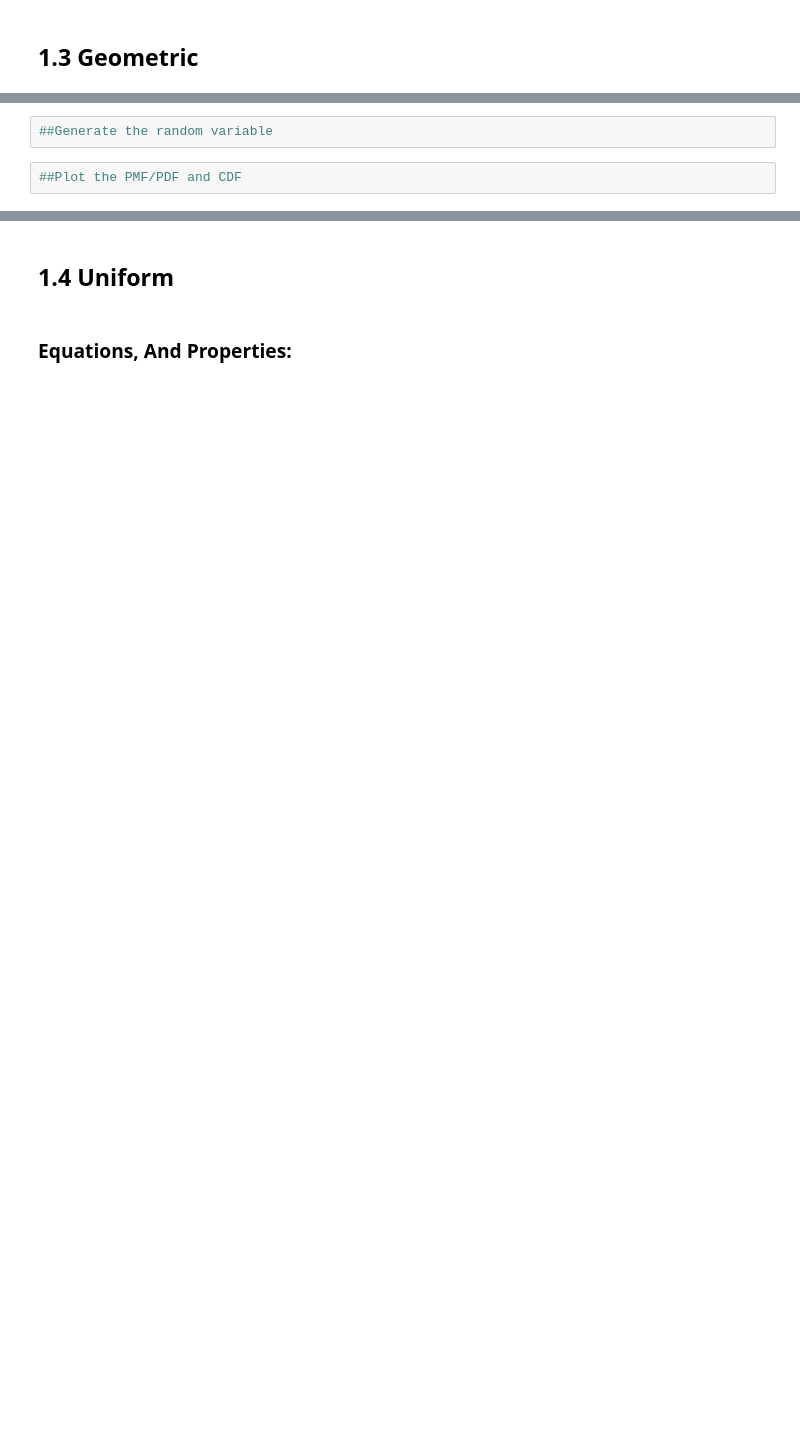
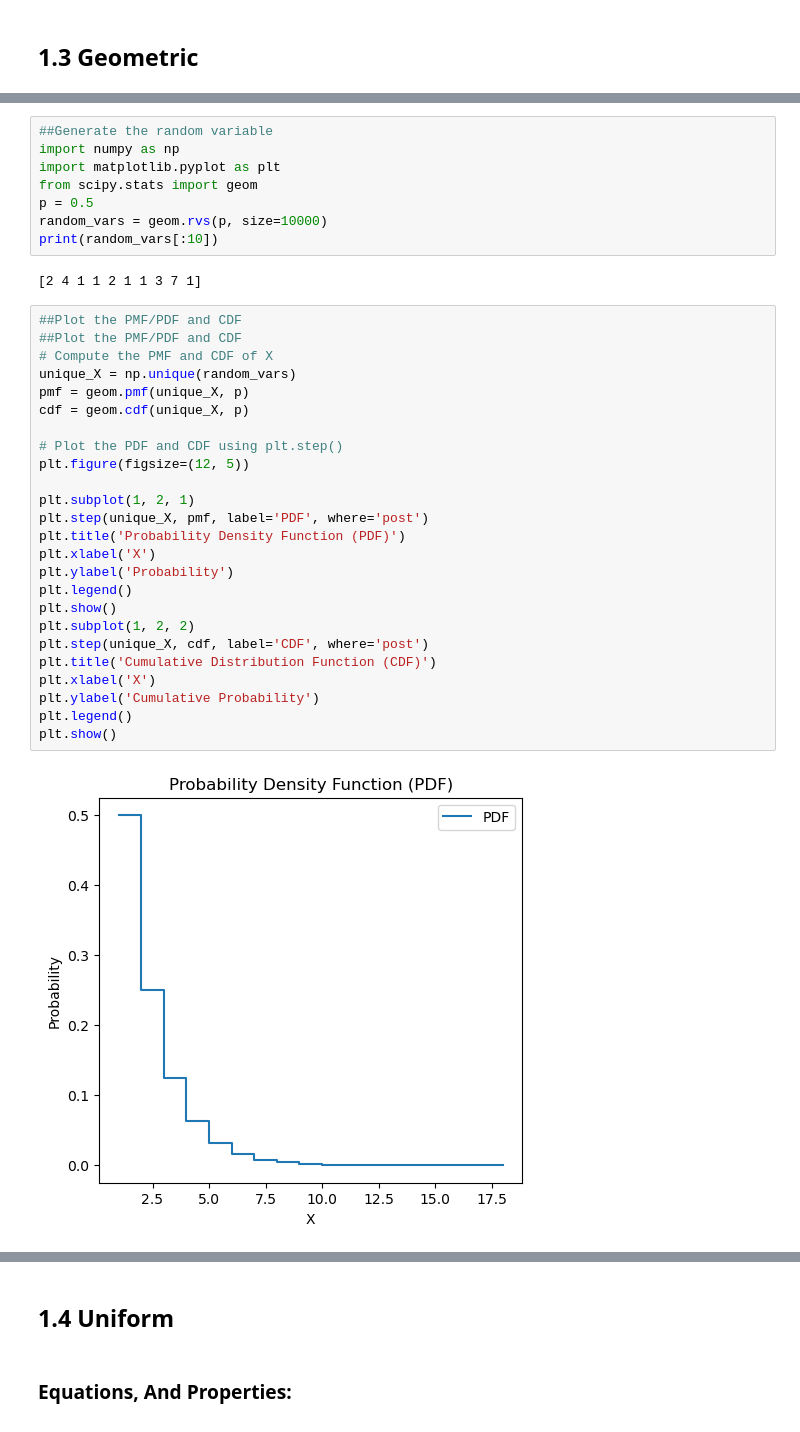
Before and after one commit to shabbann/probability-project, a Jupyter notebook: Math Project.ipynb, the cells around one changed output, grey strips where cells are left out. Drawn from its saved outputs; the diff is of its cells as text; blank space fills up the shorter version.

```diff
--- a/Math Project.ipynb
+++ b/Math Project.ipynb
@@ -153,4 +218,37 @@ The Variance: 0.21
 # %%
 ##Generate the random variable
+import numpy as np
+import matplotlib.pyplot as plt
+from scipy.stats import geom
+p = 0.5
+random_vars = geom.rvs(p, size=10000)
+print(random_vars[:10])
+# %% [output]
+[2 4 1 1 2 1 1 3 7 1]
 # %%
 ##Plot the PMF/PDF and CDF
+##Plot the PMF/PDF and CDF
+# Compute the PMF and CDF of X
+unique_X = np.unique(random_vars)
+pmf = geom.pmf(unique_X, p)
+cdf = geom.cdf(unique_X, p)
+
+# Plot the PDF and CDF using plt.step()
+plt.figure(figsize=(12, 5))
+
+plt.subplot(1, 2, 1)
+plt.step(unique_X, pmf, label='PDF', where='post')
+plt.title('Probability Density Function (PDF)')
+plt.xlabel('X')
+plt.ylabel('Probability')
+plt.legend()
+plt.show()
+plt.subplot(1, 2, 2)
+plt.step(unique_X, cdf, label='CDF', where='post')
+plt.title('Cumulative Distribution Function (CDF)')
+plt.xlabel('X')
+plt.ylabel('Cumulative Probability')
+plt.legend()
+plt.show()
+# %% [output]
+[figure, added]
```
Also changed, not shown: parts of 18 cells of this notebook.
